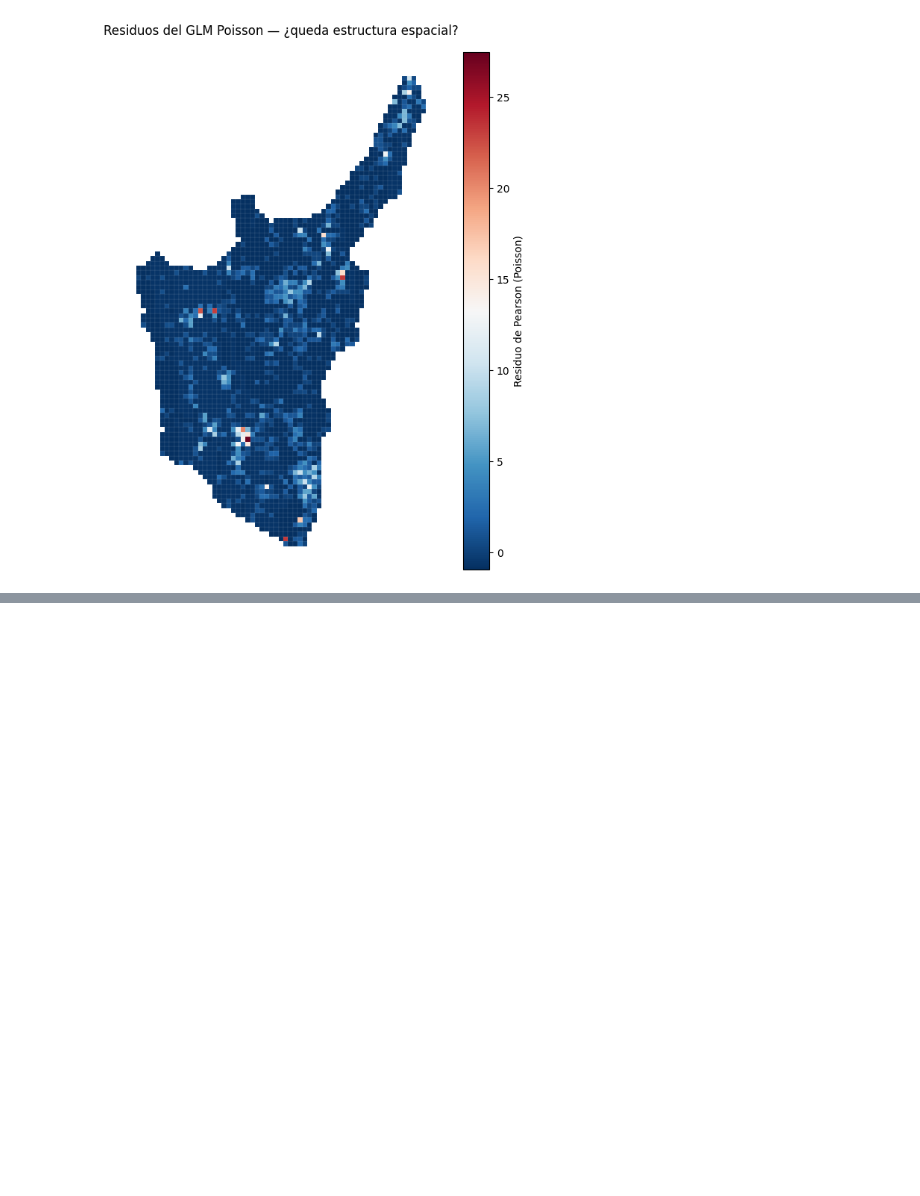
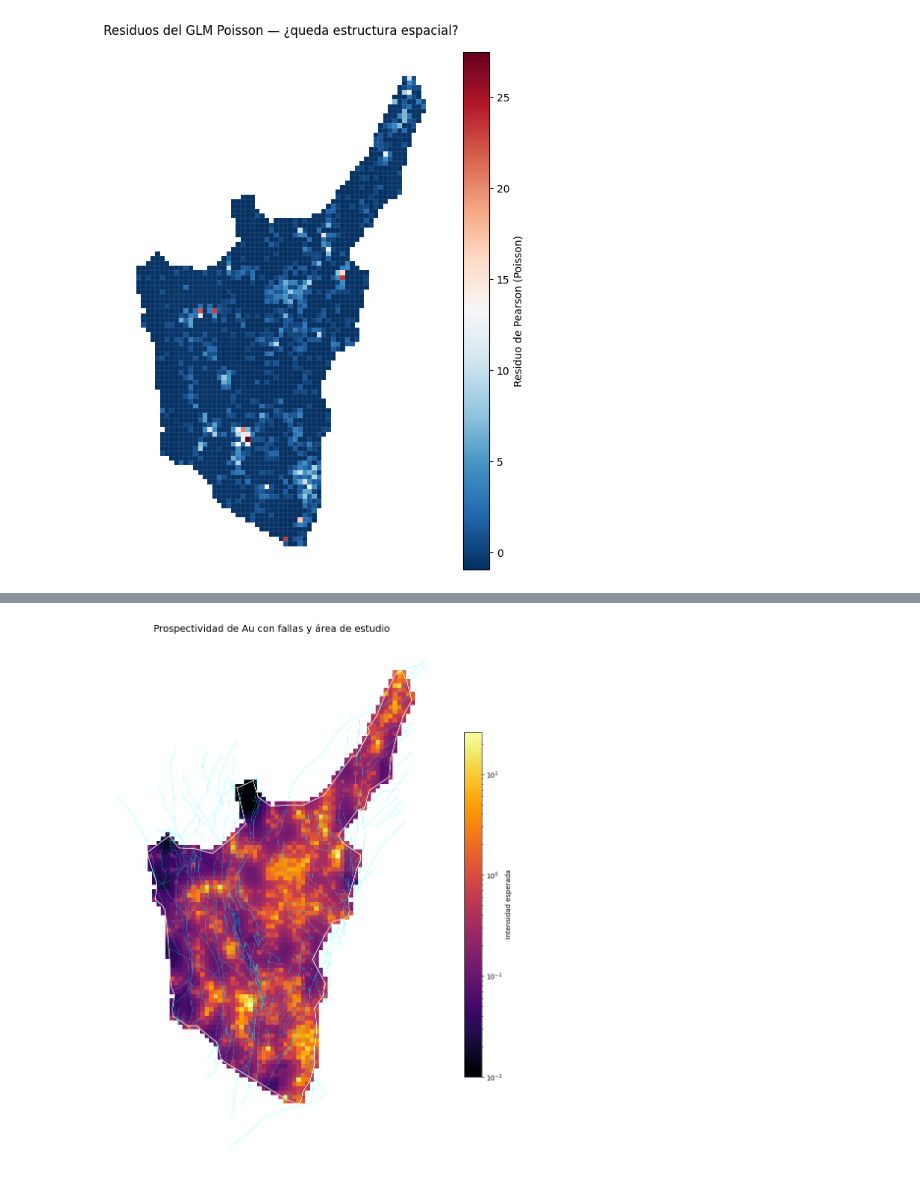
Before and after one commit to mfcadavidd1010/AnalisisGeoespacial_2026, a Jupyter notebook: OcurrenciasMinerales.ipynb, the cells around one changed output, grey strips where cells are left out. Saved outputs shown, nothing was run; the diff lists cells and outputs as text; code cells hidden in the pictures; blank space fills up the shorter version.

```diff
--- a/OcurrenciasMinerales.ipynb
+++ b/OcurrenciasMinerales.ipynb
@@ -789,0 +878,24 @@ ax.set_axis_off(); plt.show()
+# %%
+# 3) Mapa enriquecido con fallas y contorno del área
+fig, ax = plt.subplots(figsize=(9, 12))
+
+# Capa base: prospectividad
+malla.plot(column="prospectividad", cmap="inferno",
+           norm=LogNorm(vmin=max(malla["prospectividad"].min(), 0.01),
+                        vmax=malla["prospectividad"].max()),
+           legend=True, legend_kwds={"label": "Intensidad esperada", "shrink": 0.6},
+           ax=ax, edgecolor="none", zorder=1)
+
+# Superponer las fallas (usa tu GeoDataFrame Fallas; reproyecta si hace falta)
+Fallas.to_crs(malla.crs).plot(ax=ax, color="cyan", linewidth=0.5, alpha=0.6, zorder=2)
+
+# Contorno del área de trabajo
+AreaTrabajo.to_crs(malla.crs).boundary.plot(ax=ax, color="white", linewidth=1, zorder=3)
+
+ax.set_title("Prospectividad de Au con fallas y área de estudio", fontsize=14)
+ax.set_aspect("equal"); ax.set_axis_off()
+plt.tight_layout()
+plt.savefig("MapaProspectividad_contexto.png", dpi=300, bbox_inches="tight")
+plt.show()
+# %% [output]
+[figure, added]
```
Also changed, not shown: parts of 12 cells of this notebook, 11 other files.
